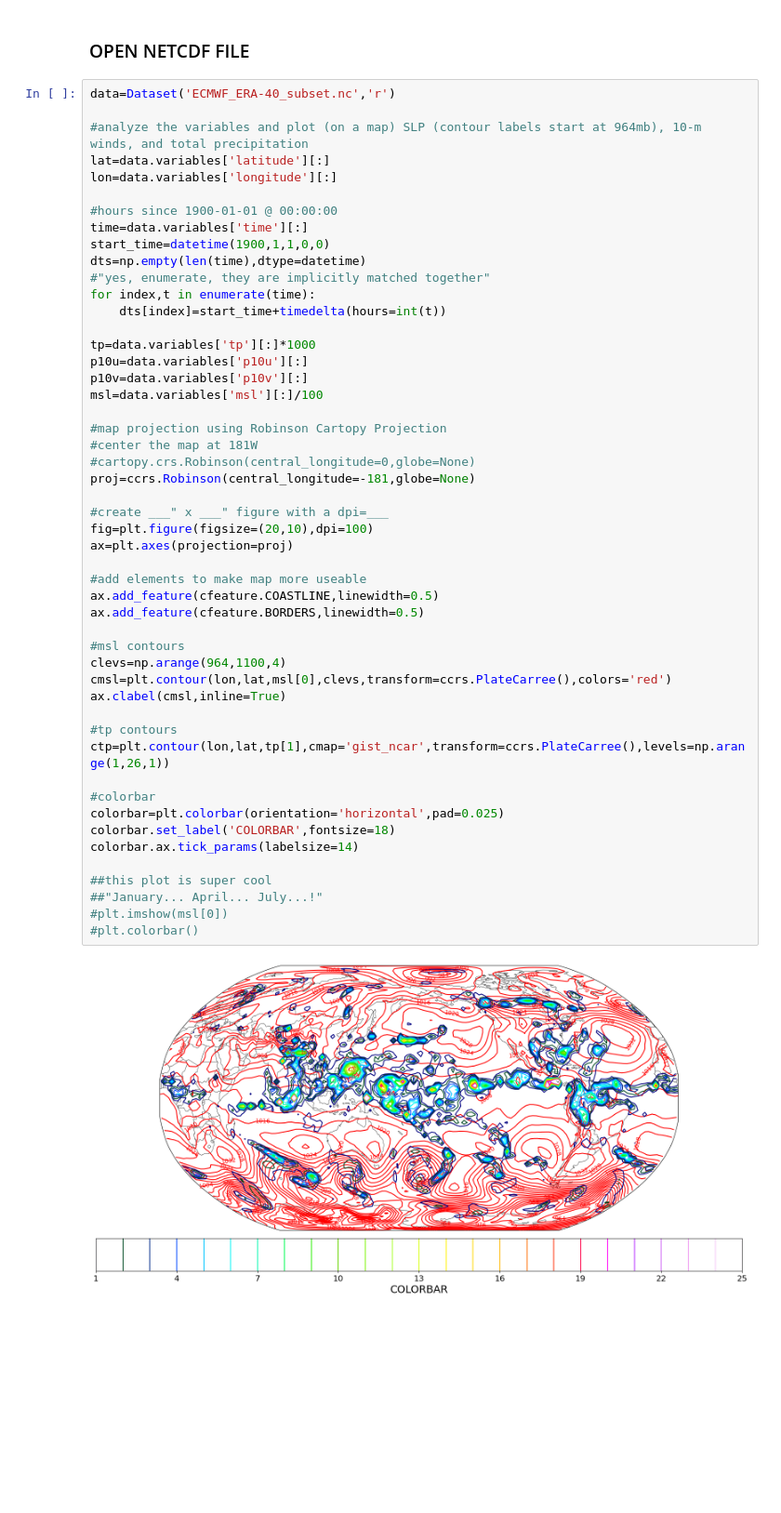
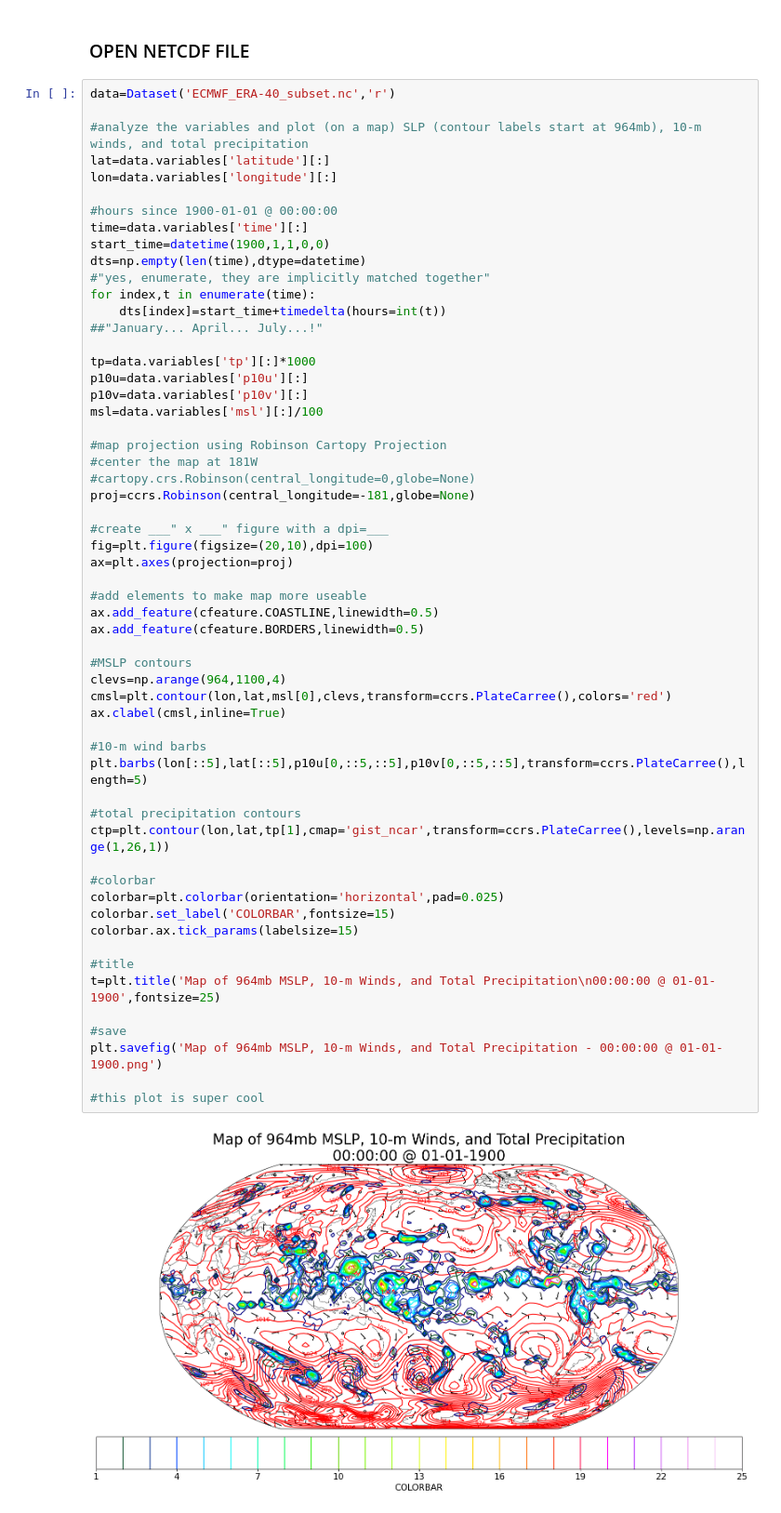
Before and after one commit to nadyafreund/ATSC_270, a Jupyter notebook: assignment_6/assignment_6.ipynb, the cells around one changed output. Shown at 93% size. Saved outputs shown, nothing was run; the diff lists cells and outputs as text; blank space fills up the shorter version.

```diff
--- a/assignment_6/assignment_6.ipynb
+++ b/assignment_6/assignment_6.ipynb
@@ -50,41 +50,48 @@ dts=np.empty(len(time),dtype=datetime)
 #"yes, enumerate, they are implicitly matched together"
 for index,t in enumerate(time):
     dts[index]=start_time+timedelta(hours=int(t))
+##"January... April... July...!"
 
 tp=data.variables['tp'][:]*1000
 p10u=data.variables['p10u'][:]
 p10v=data.variables['p10v'][:]
 msl=data.variables['msl'][:]/100
 
 #map projection using Robinson Cartopy Projection
 #center the map at 181W
 #cartopy.crs.Robinson(central_longitude=0,globe=None)
 proj=ccrs.Robinson(central_longitude=-181,globe=None)
 
 #create ___" x ___" figure with a dpi=___
 fig=plt.figure(figsize=(20,10),dpi=100)
 ax=plt.axes(projection=proj)
 
 #add elements to make map more useable
 ax.add_feature(cfeature.COASTLINE,linewidth=0.5)
 ax.add_feature(cfeature.BORDERS,linewidth=0.5)
 
-#msl contours
+#MSLP contours
 clevs=np.arange(964,1100,4)
 cmsl=plt.contour(lon,lat,msl[0],clevs,transform=ccrs.PlateCarree(),colors='red')
 ax.clabel(cmsl,inline=True)
 
-#tp contours
+#10-m wind barbs
+plt.barbs(lon[::5],lat[::5],p10u[0,::5,::5],p10v[0,::5,::5],transform=ccrs.PlateCarree(),length=5)
+
+#total precipitation contours
 ctp=plt.contour(lon,lat,tp[1],cmap='gist_ncar',transform=ccrs.PlateCarree(),levels=np.arange(1,26,1))
 
 #colorbar
 colorbar=plt.colorbar(orientation='horizontal',pad=0.025)
-colorbar.set_label('COLORBAR',fontsize=18)
-colorbar.ax.tick_params(labelsize=14)
+colorbar.set_label('COLORBAR',fontsize=15)
+colorbar.ax.tick_params(labelsize=15)
 
-##this plot is super cool
-##"January... April... July...!"
-#plt.imshow(msl[0])
-#plt.colorbar()
+#title
+t=plt.title('Map of 964mb MSLP, 10-m Winds, and Total Precipitation\n00:00:00 @ 01-01-1900',fontsize=25)
+
+#save
+plt.savefig('Map of 964mb MSLP, 10-m Winds, and Total Precipitation - 00:00:00 @ 01-01-1900.png')
+
+#this plot is super cool
 # %% [output]
-[figure, old version]
+[figure, new version]
```
Also changed, not shown: 1 other file.
